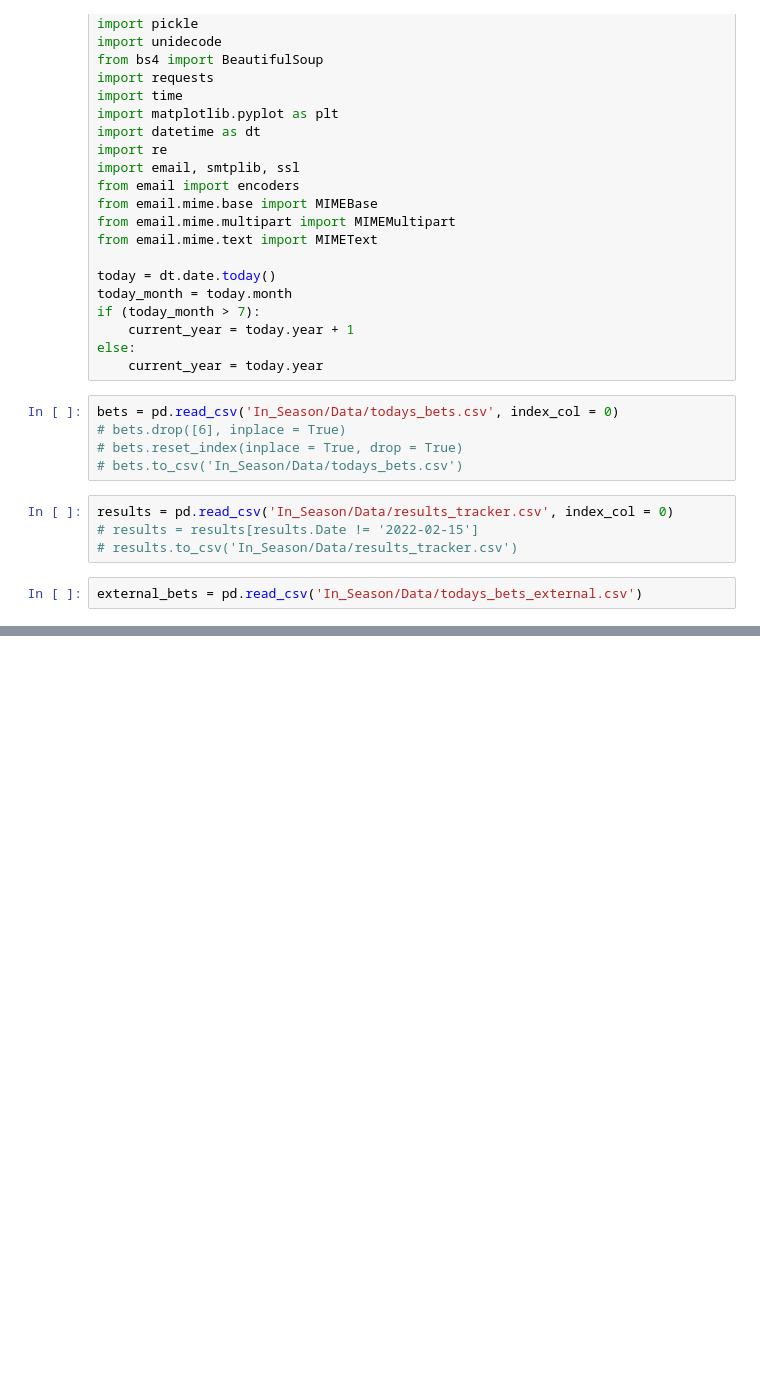
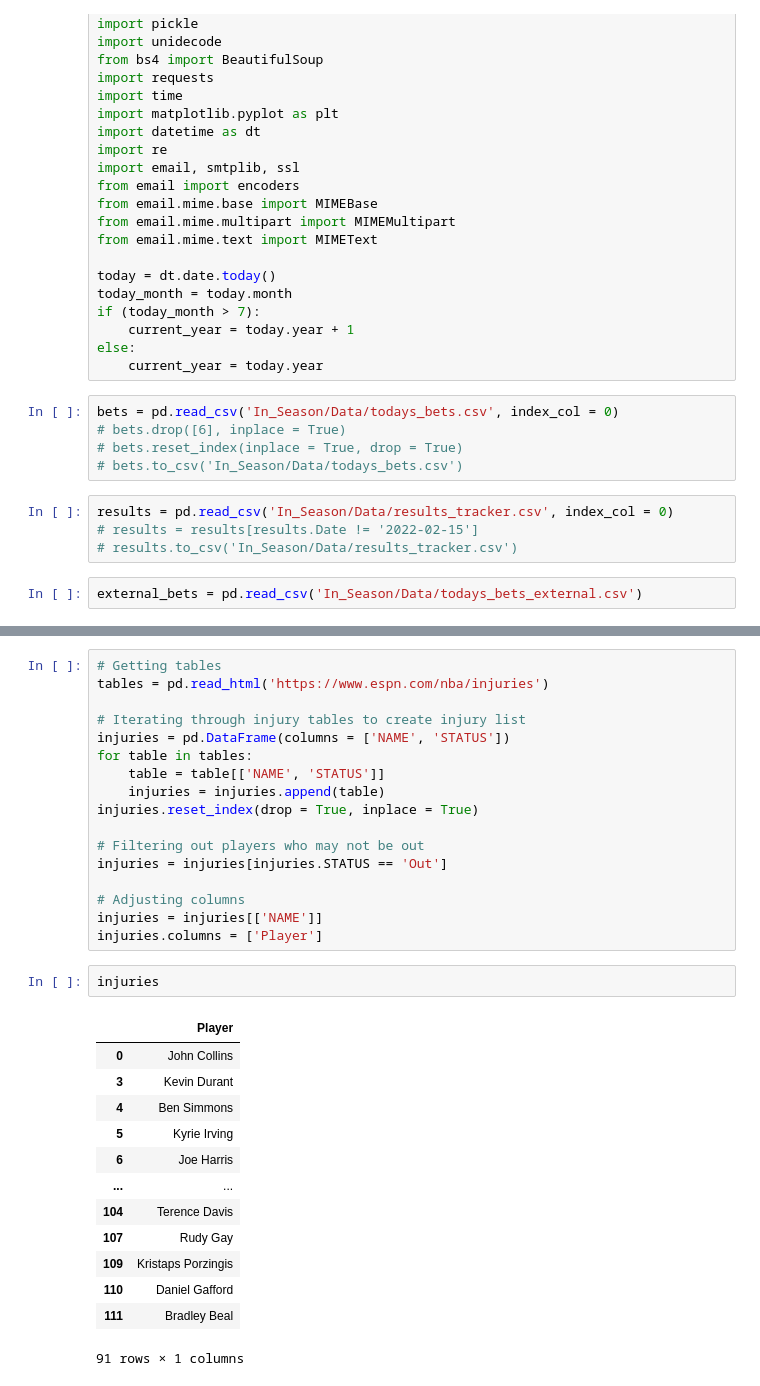
Before and after one commit to hsinger24/NBA-BETTING-V2, a Jupyter notebook: Sandbox.ipynb, the cells around one changed output, grey strips where cells are left out. Saved outputs shown, nothing was run; the diff lists cells and outputs as text; blank space fills up the shorter version.

```diff
--- a/Sandbox.ipynb
+++ b/Sandbox.ipynb
@@ -238,0 +47,33 @@ yesterday_bets
+# %%
+# Getting tables
+tables = pd.read_html('https://www.espn.com/nba/injuries')
+
+# Iterating through injury tables to create injury list
+injuries = pd.DataFrame(columns = ['NAME', 'STATUS'])
+for table in tables:
+    table = table[['NAME', 'STATUS']]
+    injuries = injuries.append(table)
+injuries.reset_index(drop = True, inplace = True)
+
+# Filtering out players who may not be out
+injuries = injuries[injuries.STATUS == 'Out']
+
+# Adjusting columns
+injuries = injuries[['NAME']]
+injuries.columns = ['Player']
+# %%
+injuries
+# %% [output]
+|  | Player |
+| 0 | John Collins |
+| 3 | Kevin Durant |
+| 4 | Ben Simmons |
+| 5 | Kyrie Irving |
+| 6 | Joe Harris |
+| ... | ... |
+| 104 | Terence Davis |
+| 107 | Rudy Gay |
+| 109 | Kristaps Porzingis |
+| 110 | Daniel Gafford |
+| 111 | Bradley Beal |
+91 rows × 1 columns
```
Also changed, not shown: parts of 10 cells of this notebook, 2 other files.
